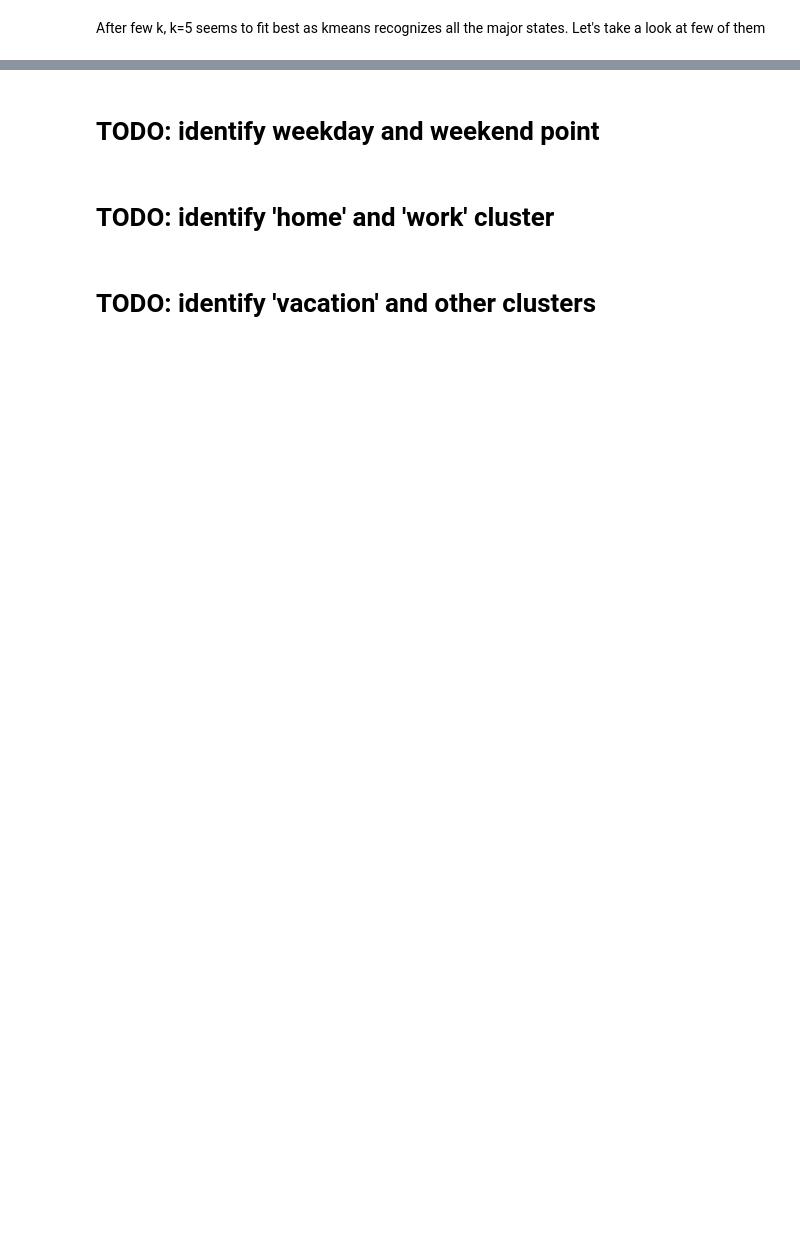
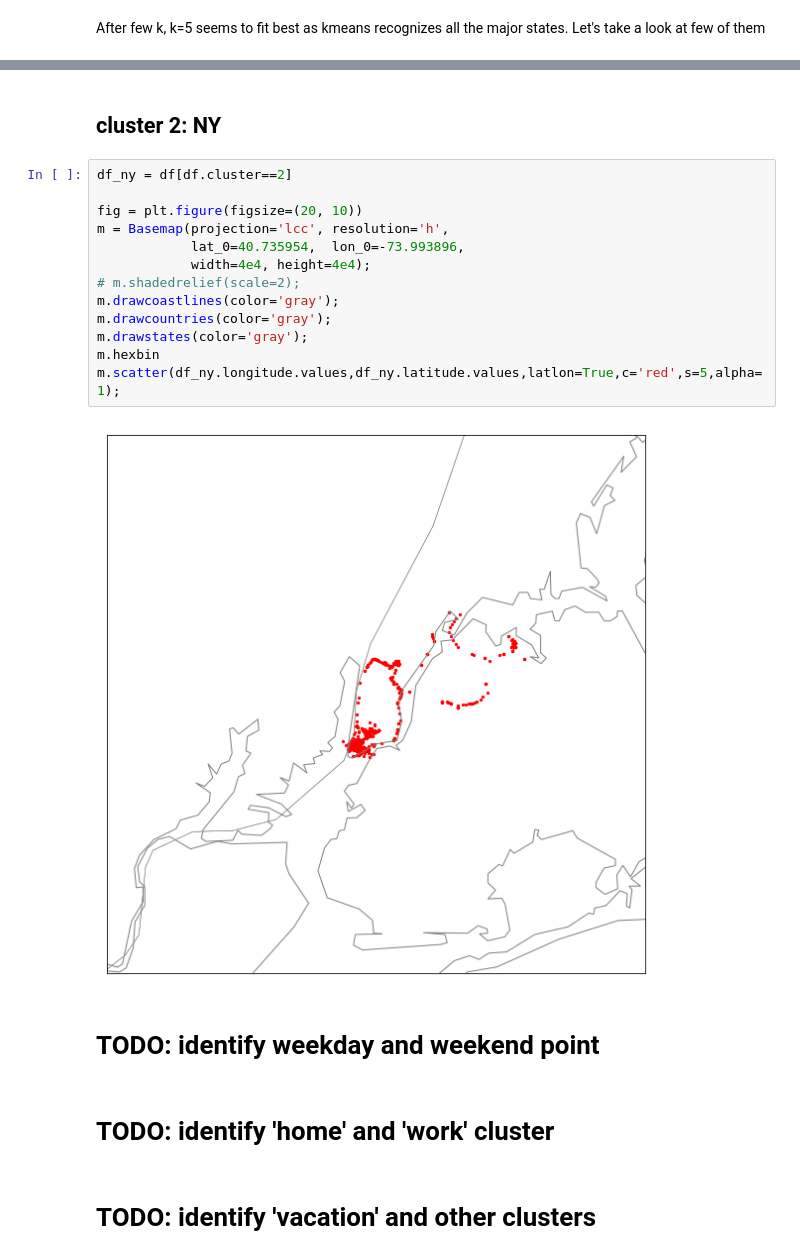
Before and after one commit to anhquan0412/google-location, a Jupyter notebook: cluster.ipynb, the cells around one changed output, grey strips where cells are left out. Drawn from its saved outputs; the diff is of its cells as text; blank space fills up the shorter version.

```diff
--- a/cluster.ipynb
+++ b/cluster.ipynb
@@ -142,3 +159,20 @@ df_flo = df[df]
+# %% [markdown]
+## cluster 2: NY
+# %%
+df_ny = df[df.cluster==2]
+
+fig = plt.figure(figsize=(20, 10))
+m = Basemap(projection='lcc', resolution='h',
+            lat_0=40.735954,  lon_0=-73.993896,
+            width=4e4, height=4e4);
+# m.shadedrelief(scale=2);
+m.drawcoastlines(color='gray');
+m.drawcountries(color='gray');
+m.drawstates(color='gray');
+m.hexbin
+m.scatter(df_ny.longitude.values,df_ny.latitude.values,latlon=True,c='red',s=5,alpha=1);
+# %% [output]
+[figure, added]
 # %% [markdown]
 # TODO: identify weekday and weekend point
 # %% [markdown]
```
Also changed, not shown: parts of 7 cells of this notebook.
